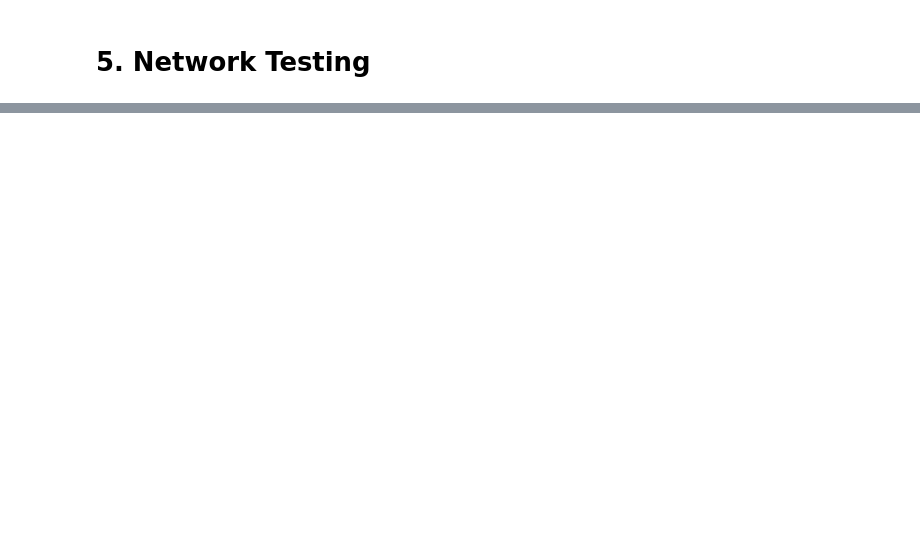
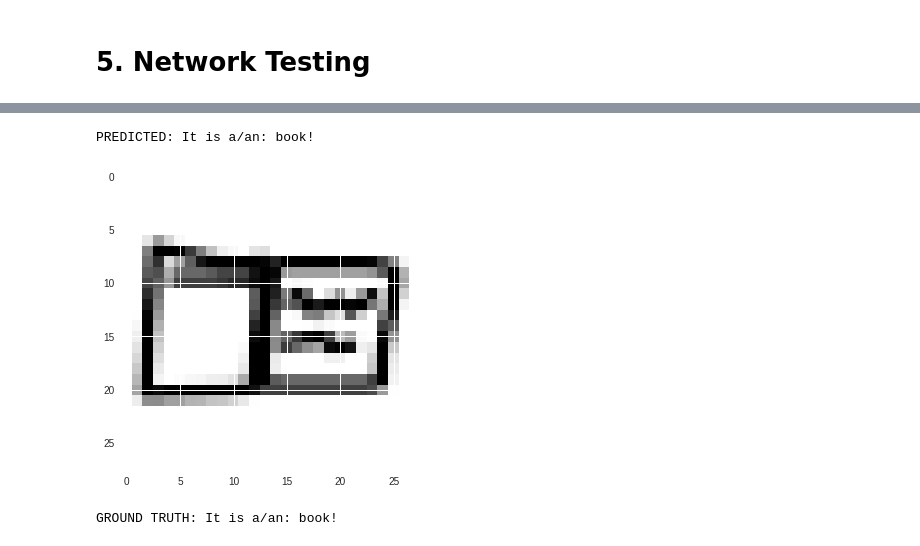
Before and after one commit to telecombcn-dl/2018-dlai-team10, a Jupyter notebook: CNN.ipynb, the cells around one changed output, grey strips where cells are left out. Cells and saved outputs as stored; diff of their text form; code cells hidden in the pictures; blank space fills up the shorter version.

```diff
--- a/CNN.ipynb
+++ b/CNN.ipynb
@@ -408,0 +483,25 @@ While our densely-connected network we had a test accuracy of 97.8%, our basic c
+# %%
+with torch.no_grad():
+    for data in test_loader:
+        test_inputs, test_labels = data
+        test_inputs = test_inputs.view(bs, 1, 28, 28).float()
+        test_inputs = test_inputs.to(device)
+        test_labels = test_labels.to(device)
+        test_outputs = net(test_inputs)
+        _, predicted = torch.max(test_outputs.data,1)
+        c = (predicted == test_labels).squeeze()
+        for i in range(bs):
+            label = test_labels[i]
+            class_correct[label] += c[i].item()
+            class_total[label] += 1
+
+            image_number=random.randint(0,bs-1)
+a=test_inputs[image_number].cpu().numpy()
+print('PREDICTED: It is a/an: %s!' % class_name[predicted[image_number]])
+plt.imshow(a[0, :, :])
+plt.show()
+print('GROUND TRUTH: It is a/an: %s!' % class_name[test_labels[image_number]])
+# %% [output]
+PREDICTED: It is a/an: book!
+[figure, added]
+GROUND TRUTH: It is a/an: book!
```
Also changed, not shown: parts of 14 cells of this notebook.
